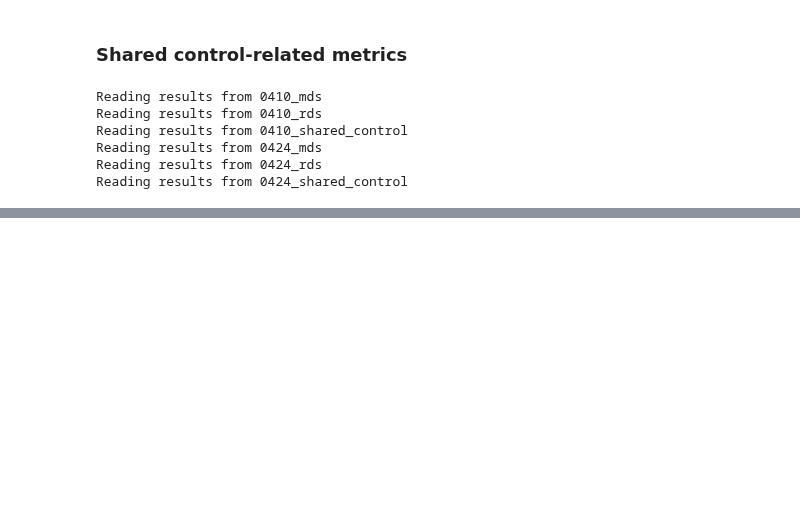
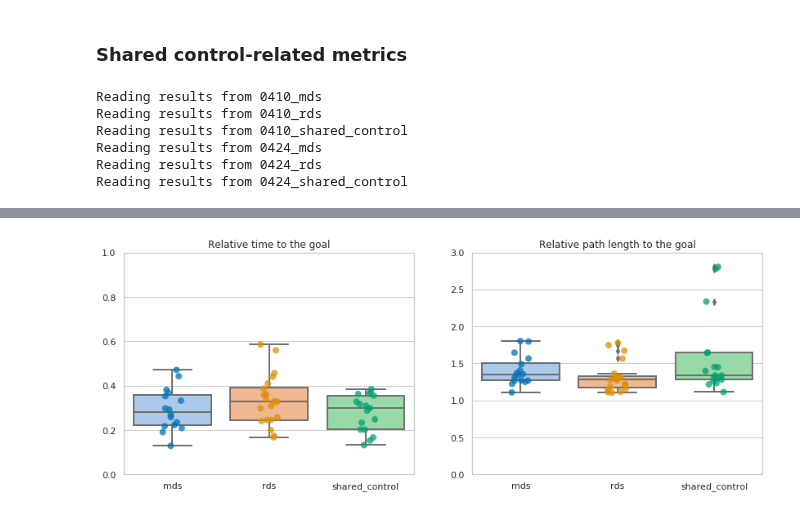
Before and after one commit to epfl-lasa/crowdbot-evaluation-tools, a Jupyter notebook: notebooks/comprehensive_eval.ipynb, the cells around one changed output, grey strips where cells are left out. Cells and saved outputs as stored; diff of their text form; code cells hidden in the pictures; blank space fills up the shorter version.

```diff
--- a/notebooks/comprehensive_eval.ipynb
+++ b/notebooks/comprehensive_eval.ipynb
@@ -1396,0 +1502,37 @@ plt.close()
+# %%
+path_fig, path_axes = plt.subplots(1, 2, figsize=(14, 5))
+
+categorical_plot(
+    axes=path_axes[0],
+    df=path_metrics_df,
+    metric='rel_duration2goal',
+    catogory='control_type',
+    title='Relative time to the goal',
+    xlabel='',
+    ylabel='',
+    ylim=[0.0, 1.0],
+    # lgd_labels=['April 10, 2021', 'April 24, 2021'],
+    # group='date',
+    loc='upper right',
+    kind='box',
+)
+
+categorical_plot(
+    axes=path_axes[1],
+    df=path_metrics_df,
+    metric='rel_path_length2goal',
+    catogory='control_type',
+    title='Relative path length to the goal',
+    xlabel='',
+    ylabel='',
+    ylim=[0.0, 3.0],
+    # lgd_labels=['April 10, 2021', 'April 24, 2021'],
+    # group='date',
+    kind='box',
+)
+
+plt.savefig("comp_path_efficiency_nogroup.pdf", dpi=300)
+
+plt.show()
+# %% [output]
+[figure, added]
```
Also changed, not shown: parts of 15 cells of this notebook, 12 other files.
